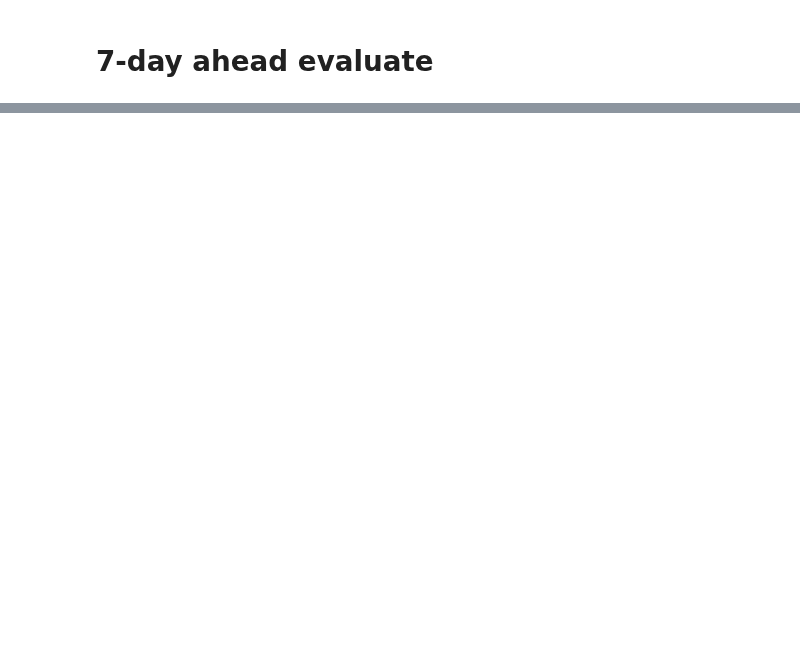
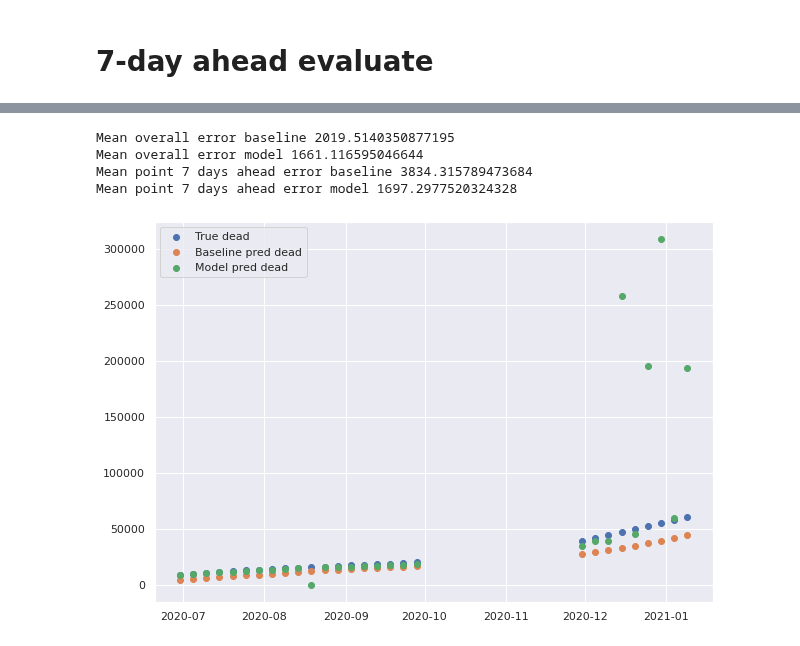
Before and after one commit to btseytlin/covid_peak_sir_modelling, a Jupyter notebook: seir_owid_hidden.ipynb, the cells around one changed output, grey strips where cells are left out. Drawn from its saved outputs; the diff is of its cells as text; code cells hidden in the pictures; blank space fills up the shorter version.

```diff
--- a/seir_owid_hidden.ipynb
+++ b/seir_owid_hidden.ipynb
@@ -243,7 +308,7 @@ def rel_error(true, pred):
 # %%
 eval_period_start_t = len(df[df.date < '2020-05-01'])
 # %%
-pred_dates, baseline_pred_D, model_pred_D, true_D = eval_k_days_ahead(df,
+pred_dates, baseline_pred_D, model_pred_D, true_D, fitters = eval_k_days_ahead(df,
                   SEIRHidden_OWID,
                   HiddenCurveFitter,
                   eval_period_start=eval_period_start_t,
@@ -251,11 +316,11 @@ pred_dates, baseline_pred_D, model_pred_D, true_D = eval_k_days_ahead(df,
                   total_dead_col='total_deaths',
                   model_kwargs={'stepwise_size': 60},
                   fitter_kwargs=dict(verbose=True,
-                                     total_deaths_col='total_deaths',
                                      new_deaths_col='new_deaths_smoothed',
-                                     total_cases_col='total_cases',
                                      new_cases_col='new_cases_smoothed',
+                                     max_iters=1000,
+                                     save_params_every=250,
                                      #brute_params=['epidemic_started_days_ago']
                                     ),
                   deaths_index_in_compartments=7,
-                  k=7)
+                  k=30)
@@ -297,0 +494,23 @@ plt.show()
+# %%
+print('Mean overall error baseline', np.mean(overall_errors_baseline[:19]))
+print('Mean overall error model', np.mean(overall_errors_model[:19]))
+
+print('Mean point 7 days ahead error baseline', np.mean(point_errors_baseline[:19]))
+print('Mean point 7 days ahead error model', np.mean(point_errors_model[:19]))
+# %% [output]
+Mean overall error baseline 2019.5140350877195
+Mean overall error model 1661.116595046644
+Mean point 7 days ahead error baseline 3834.315789473684
+Mean point 7 days ahead error model 1697.2977520324328
+# %%
+x_dates = [d[-1] for d in pred_dates]
+
+plt.figure(figsize=(10, 7))
+plt.scatter(x_dates, [v[-1] for v in true_D], label='True dead')
+plt.scatter(x_dates, [v[-1] for v in baseline_pred_D], label='Baseline pred dead')
+plt.scatter(x_dates, [v[-1] for v in model_pred_D], label='Model pred dead')
+
+plt.legend()
+plt.show()
+# %% [output]
+[figure, added]
```
Also changed, not shown: parts of 27 cells of this notebook, 4 other files.
